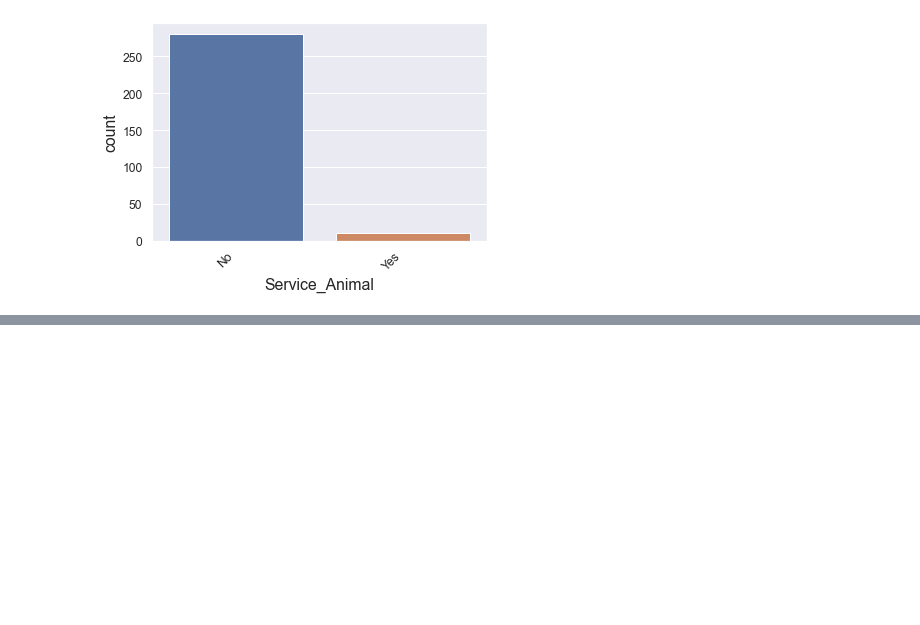
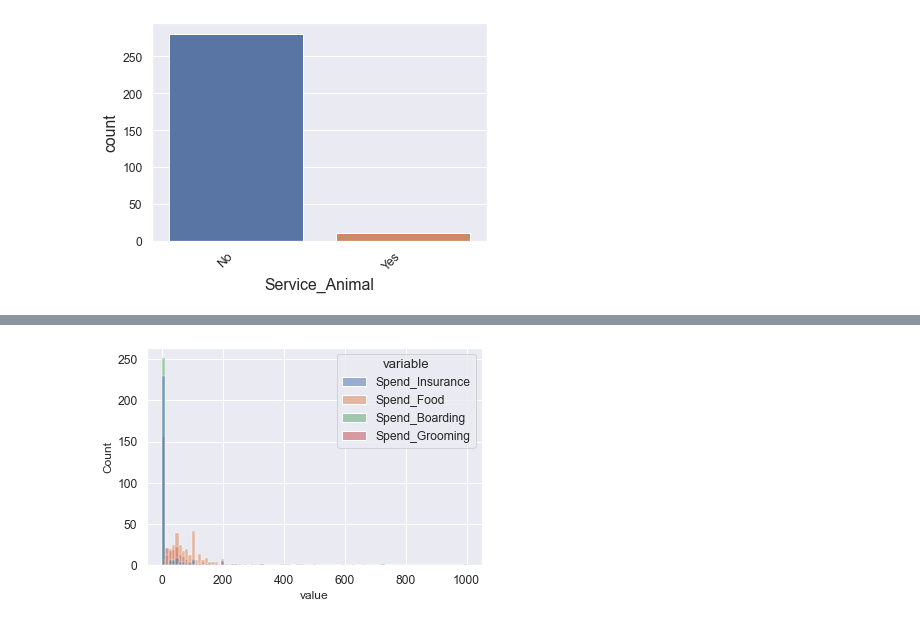
Before and after one commit to markhary/emba912_survey, a Jupyter notebook: ruby.ipynb, the cells around one changed output, grey strips where cells are left out. Saved outputs shown, nothing was run; the diff lists cells and outputs as text; code cells hidden in the pictures; blank space fills up the shorter version.

```diff
--- a/ruby.ipynb
+++ b/ruby.ipynb
@@ -168,0 +240,9 @@ ConversionError: Failed to convert value(s) to axis units: 0           < $100
+# %%
+columns = ["Spend_Insurance", "Spend_Food", "Spend_Boarding", "Spend_Grooming"]
+spend_combined = pd.melt(survey_data[columns])
+chart = sns.histplot(data=spend_combined, x="value", hue="variable")
+increase_axes(chart);
+save_figure(chart.get_figure(), "Spend_Combined")
+plt.show()
+# %% [output]
+[figure, added]
```
Also changed, not shown: parts of 10 cells of this notebook, 13 other files.
